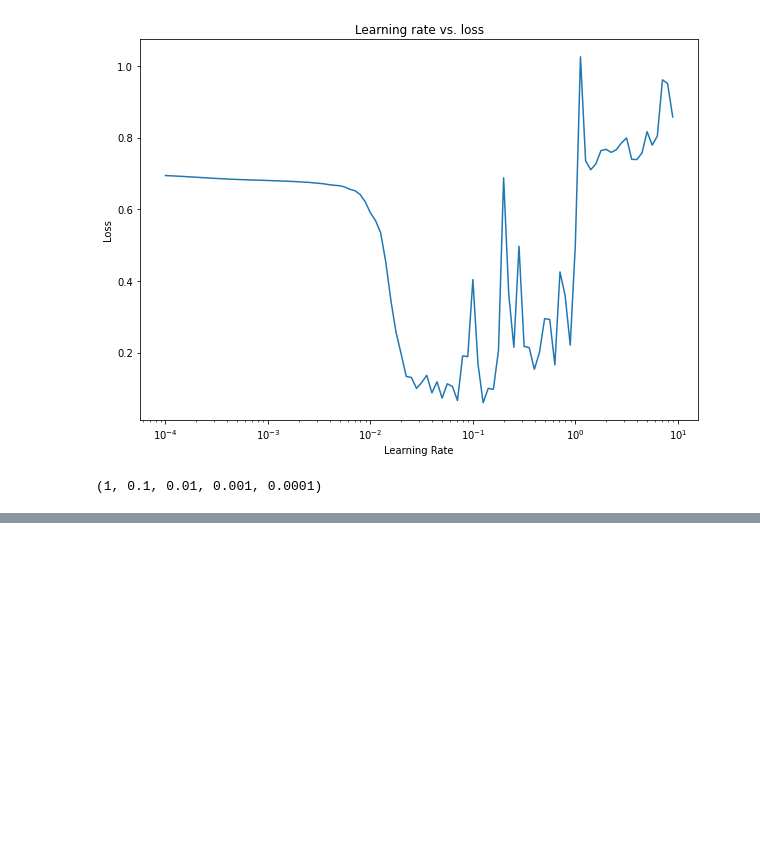
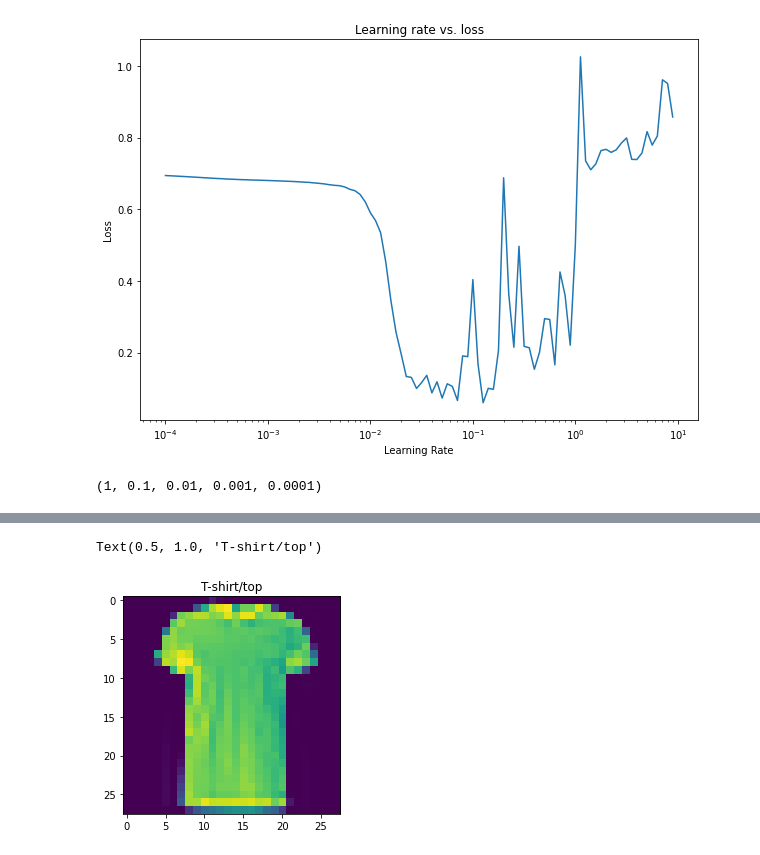
Before and after one commit to qwqw82000/tensorflow_nlp, a Jupyter notebook: tensorflow_003.ipynb, the cells around one changed output, grey strips where cells are left out. Drawn from its saved outputs; the diff is of its cells as text; code cells hidden in the pictures; blank space fills up the shorter version.

```diff
--- a/tensorflow_003.ipynb
+++ b/tensorflow_003.ipynb
@@ -768,0 +1012,6 @@ binary classification
+# %%
+plt.imshow(train_data[17])
+plt.title(class_names[train_labels[17]])
+# %% [output]
+Text(0.5, 1.0, 'T-shirt/top')
+[figure, added]
```
Also changed, not shown: parts of 51 cells of this notebook, 1 other file.
